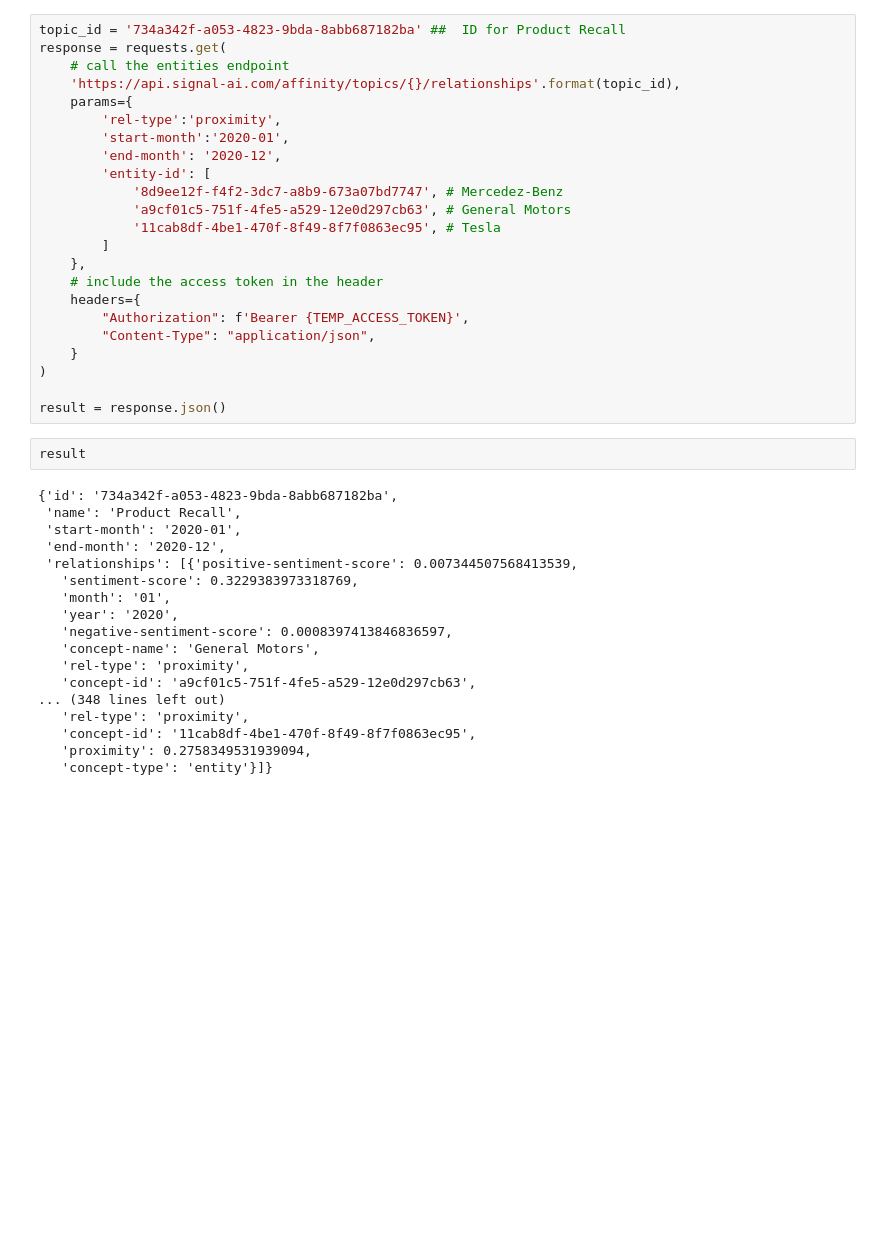
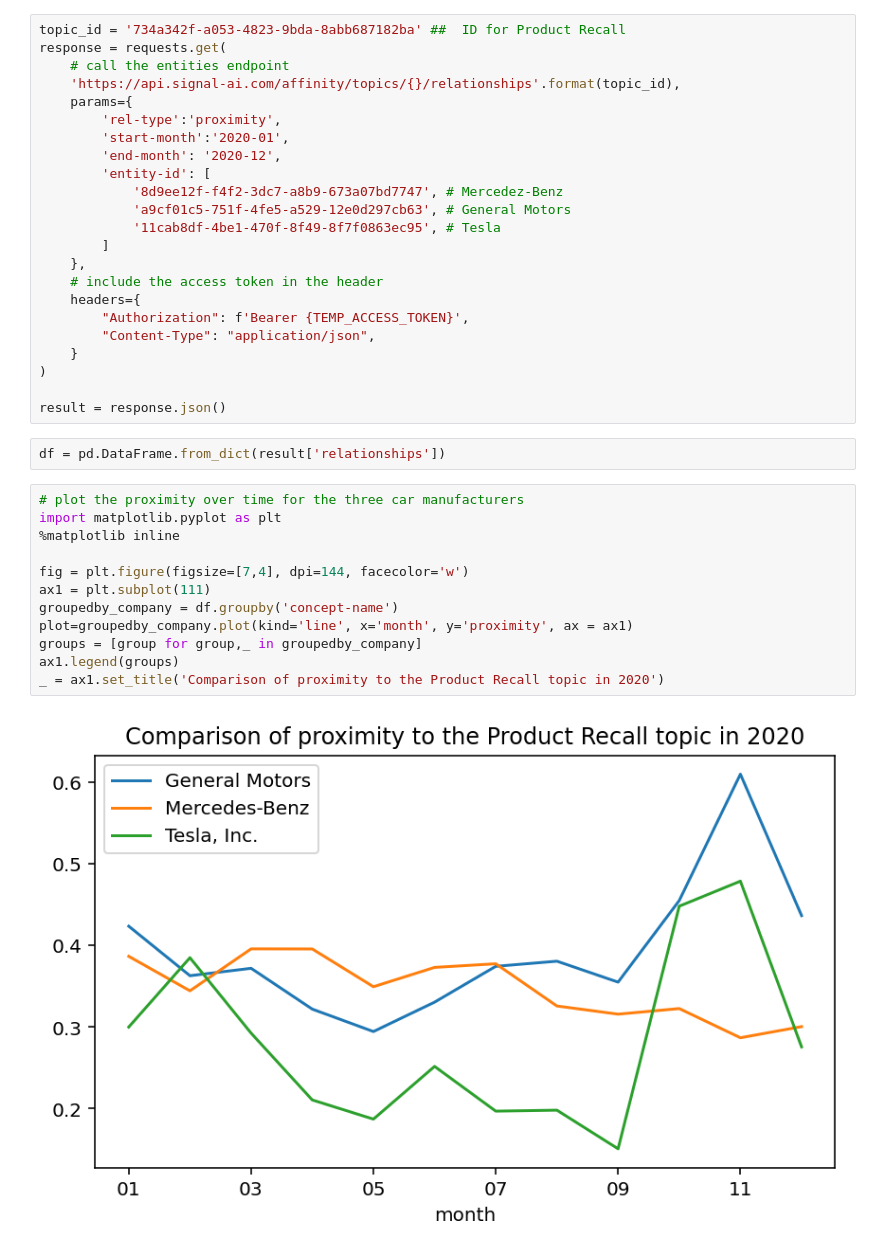
Before and after one commit to signal-ai/signal-api-tools, a Jupyter notebook: notebooks/affinity_tutorial.ipynb, the cells around one changed output. Cells and saved outputs as stored; diff of their text form; blank space fills up the shorter version.

Commit message:
added plots to compare proximity over time for multiple entities

```diff
--- a/notebooks/affinity_tutorial.ipynb
+++ b/notebooks/affinity_tutorial.ipynb
@@ -247,23 +247,19 @@ response = requests.get(
 )
 
 result = response.json()
-# %%
-result
-# %% [output]
-{'id': '734a342f-a053-4823-9bda-8abb687182ba',
- 'name': 'Product Recall',
- 'start-month': '2020-01',
- 'end-month': '2020-12',
- 'relationships': [{'positive-sentiment-score': 0.007344507568413539,
-   'sentiment-score': 0.3229383973318769,
-   'month': '01',
-   'year': '2020',
-   'negative-sentiment-score': 0.0008397413846836597,
-   'concept-name': 'General Motors',
-   'rel-type': 'proximity',
-   'concept-id': 'a9cf01c5-751f-4fe5-a529-12e0d297cb63',
-... (348 lines left out)
-   'rel-type': 'proximity',
-   'concept-id': '11cab8df-4be1-470f-8f49-8f7f0863ec95',
-   'proximity': 0.2758349531939094,
-   'concept-type': 'entity'}]}
+# %%
+df = pd.DataFrame.from_dict(result['relationships'])
+# %%
+# plot the proximity over time for the three car manufacturers
+import matplotlib.pyplot as plt
+%matplotlib inline
+
+fig = plt.figure(figsize=[7,4], dpi=144, facecolor='w')
+ax1 = plt.subplot(111)
+groupedby_company = df.groupby('concept-name')
+plot=groupedby_company.plot(kind='line', x='month', y='proximity', ax = ax1)
+groups = [group for group,_ in groupedby_company]
+ax1.legend(groups)
+_ = ax1.set_title('Comparison of proximity to the Product Recall topic in 2020')
+# %% [output]
+[figure, added]
```
Also changed, not shown: parts of 5 cells of this notebook.
